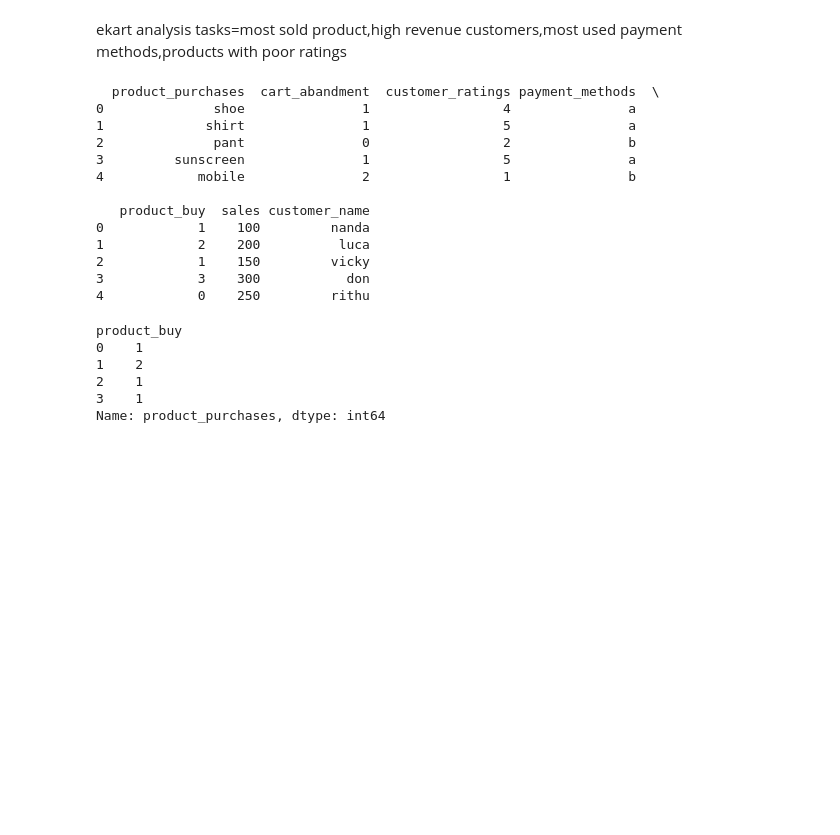
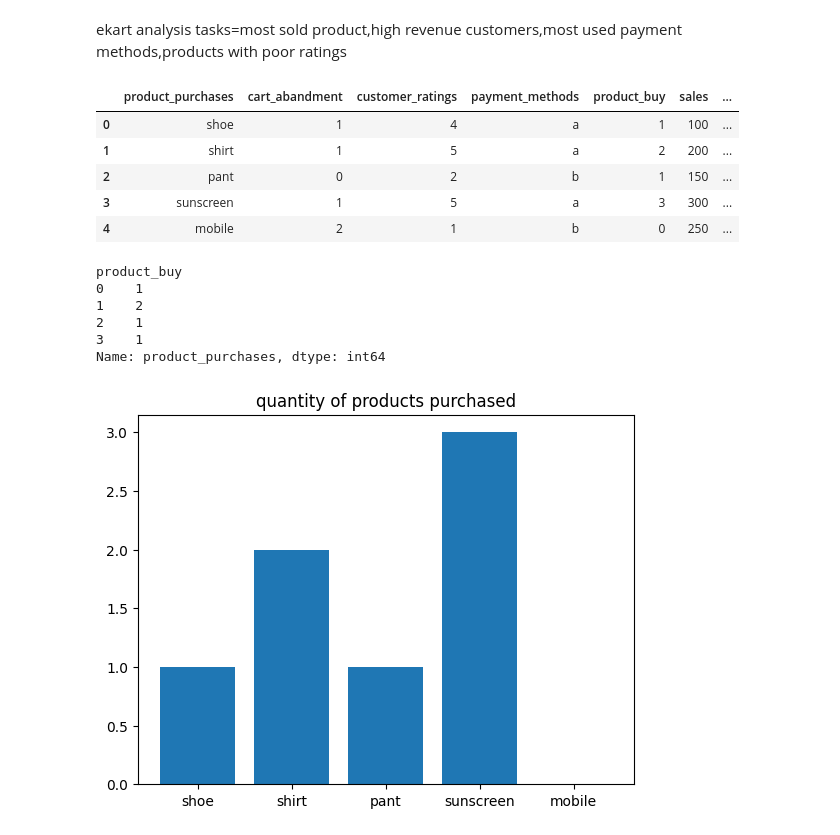
Before and after one commit to allunanda12/data-analytics-practice, a Jupyter notebook: day4.ipynb, the cells around one changed output. Saved outputs shown, nothing was run; the diff lists cells and outputs as text; code cells hidden in the pictures; blank space fills up the shorter version.

```diff
--- a/day4.ipynb
+++ b/day4.ipynb
@@ -98,21 +98,14 @@ customer_ratings=[4,5,2,5,1]
 payment_methods=['a','a','b','a','b']
 sales=[100,200,150,300,250]
 df=pd.DataFrame({'product_purchases':product_purchases,'cart_abandment':cart_abandment,'customer_ratings':customer_ratings,'payment_methods':payment_methods,'product_buy':product_buy,'sales':sales,'customer_name':customer_name})
-print(df)
+df
 # %% [output]
-  product_purchases  cart_abandment  customer_ratings payment_methods  \
-0              shoe               1                 4               a
-1             shirt               1                 5               a
-2              pant               0                 2               b
-3         sunscreen               1                 5               a
-4            mobile               2                 1               b
-
-   product_buy  sales customer_name
-0            1    100         nanda
-1            2    200          luca
-2            1    150         vicky
-3            3    300           don
-4            0    250         rithu
+|  | product_purchases | cart_abandment | customer_ratings | payment_methods | product_buy | sales | ... |
+| 0 | shoe | 1 | 4 | a | 1 | 100 | ... |
+| 1 | shirt | 1 | 5 | a | 2 | 200 | ... |
+| 2 | pant | 0 | 2 | b | 1 | 150 | ... |
+| 3 | sunscreen | 1 | 5 | a | 3 | 300 | ... |
+| 4 | mobile | 2 | 1 | b | 0 | 250 | ... |
 # %%
 d=df.groupby('product_buy')['product_purchases'].count()
 print(d)
@@ -123,3 +116,9 @@ product_buy
 2    1
 3    1
 Name: product_purchases, dtype: int64
+# %%
+plt.bar(df['product_purchases'],df['product_buy'])
+plt.title("quantity of products purchased")
+plt.show()
+# %% [output]
+[figure, added]
```
Also changed, not shown: parts of 12 cells of this notebook.
